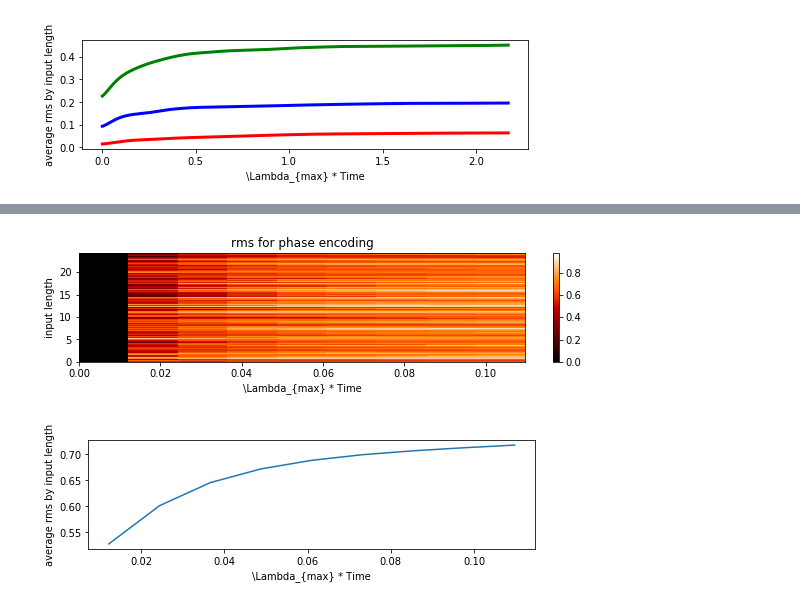
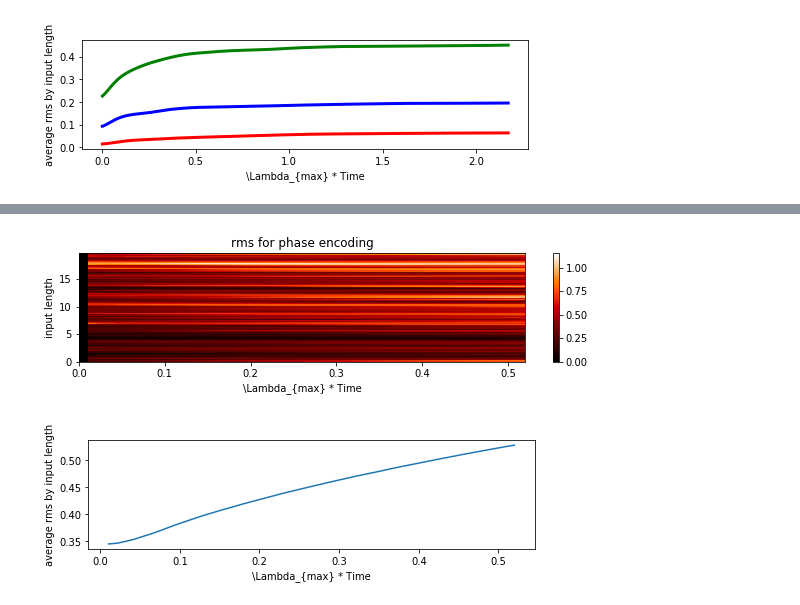
Before and after one commit to jon-dong/reservoir-computing-python, a Jupyter notebook: kuramoto_sivashinsky.ipynb, the cells around one changed output, grey strips where cells are left out. Drawn from its saved outputs; the diff is of its cells as text; code cells hidden in the pictures.

Commit message:
kuramoto adapted to new code

```diff
--- a/kuramoto_sivashinsky.ipynb
+++ b/kuramoto_sivashinsky.ipynb
@@ -73,11 +69,12 @@ b = Reservoir(n_res=n_res, input_scale=2, train_method='ridge', train_param=5,
 # %%
 # calculate training data
 n_sequence=1
-ks_data, xx_, tt_ = data.kuramoto_sivashinsky(sequence_length=2000, n_sequence=n_sequence,
+spatial_points = 20
+ks_data, xx_, tt_ = data2D.kuramoto_sivashinsky(sequence_length=2000, n_sequence=n_sequence,
                                               spatial_points=spatial_points)
 tt = np.linspace(np.amin(tt_), np.amax(tt_), tt_.shape[2])
 xx = xx_[0,:,0]
-lyap_exp = data.kuramoto_sivashinsky_lyap_exp(sequence_length=100, n_sequence = 100, spatial_points=20)
+lyap_exp = data2D.kuramoto_sivashinsky_lyap_exp(sequence_length=100, n_sequence = 100, spatial_points=20)
 
 # plot training data
 # fig, axs = plt.subplots(n_sequence, 1, sharex=True, figsize=(9,9))
@@ -92,6 +87,5 @@ OSError: Octave Executable not found, please add to path or set"OCTAVE_EXECUTABL
 # %%
 # Algorithm training
-y = data.roll_and_concat(ks_data, roll_num=steps_in_each_pred)
-b.fit(ks_data, y)
+b.fit(ks_data)
 # %% [output]
 Start of training...
@@ -115,6 +104,6 @@ Reservoir(activation_fun='phase', activation_param=1,
 # %%
 # calculate testing data
-ks_data, _, _ = data.kuramoto_sivashinsky(sequence_length=2000, n_sequence=1, spatial_points=spatial_points)
+ks_data, _, _ = data2D.kuramoto_sivashinsky(sequence_length=2000, n_sequence=1, spatial_points=spatial_points)
 
 # plot testing data
 plt.figure(1,figsize=(10,2))
@@ -129,7 +118,5 @@ plt.colorbar(im)
 # %%
 # Algorithm testing
-y = data.roll_and_concat(ks_data, roll_num=steps_in_total_pred)
-y_target = y.reshape(-1, y.shape[-1])[b.forget:, :]
-pred_output, valid_score = b.score(ks_data, y_target)
+pred_output, valid_score = b.score(ks_data)
 # %% [output]
 Start of testing...
@@ -152,34 +127,35 @@ Testing score:
 # %%
-steps_in_each_pred# prediction RMSE
-
-length_input = pred_output.shape[0]-steps_in_total_pred
+# prediction RMSE
+steps_in_total_pred = b.pred_horizon*b.rec_pred_steps
+y_target = data_utils.roll_and_concat(ks_data[:,b.forget:,:], roll_num=b.pred_horizon)[0]
+length_input = pred_output.shape[0] - steps_in_total_pred
 rms = np.zeros((length_input, steps_in_total_pred))
 for n_input in range(1, length_input):
     for n_pred in range(1, steps_in_total_pred):
         d1 = pred_output[n_input, :].reshape(-1, spatial_points+1)[0:n_pred,:]
         d2 = y_target[n_input:n_input+n_pred, 0:spatial_points+1]
 
         rms[n_input, n_pred] = np.sqrt(1./(n_pred*(spatial_points+1))*np.sum((d1.flatten() - d2.flatten())**2))
 
 
 time_input = tt[0:n_input+1]*lyap_exp
 time_pred = tt[0:steps_in_total_pred]*lyap_exp
 
 plt.figure(1,figsize=(10,2))
 plt.title('rms for phase encoding')
 plt.ylabel('input length')
 plt.xlabel('\Lambda_{max} * Time')
 im=plt.pcolormesh(time_pred, time_input, rms[:,:], cmap='gist_heat')
 plt.colorbar(im)
 plt.show;
 
 plt.figure(2,figsize=(8,2))
 plt.ylabel('average rms by input length')
 plt.xlabel('\Lambda_{max} * Time')
 plt.plot(time_pred[1:], np.sum(rms[:,1:], axis=0)/length_input)
 plt.show;
 # np.save('SLM_timesteps_20000.npy', np.sum(rms[:,1:], axis=0)/length_input)
 # %% [output]
-[figure, old version]
+[figure, new version]
-[figure, old version]
+[figure, new version]
 # %%
```
Also changed, not shown: parts of 9 cells of this notebook, 4 other files.
